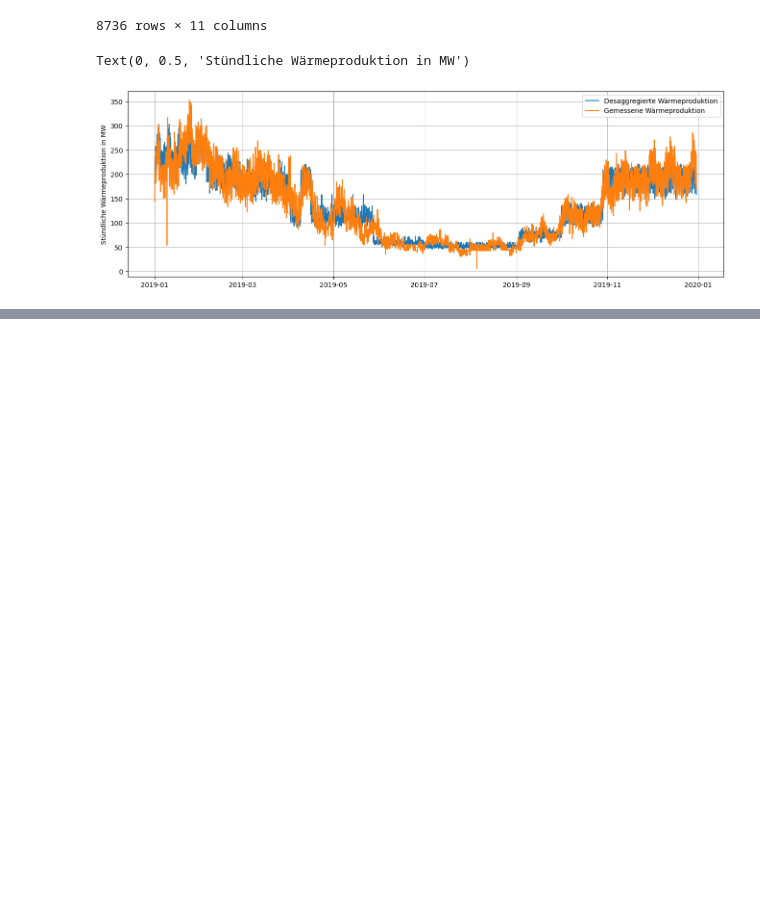
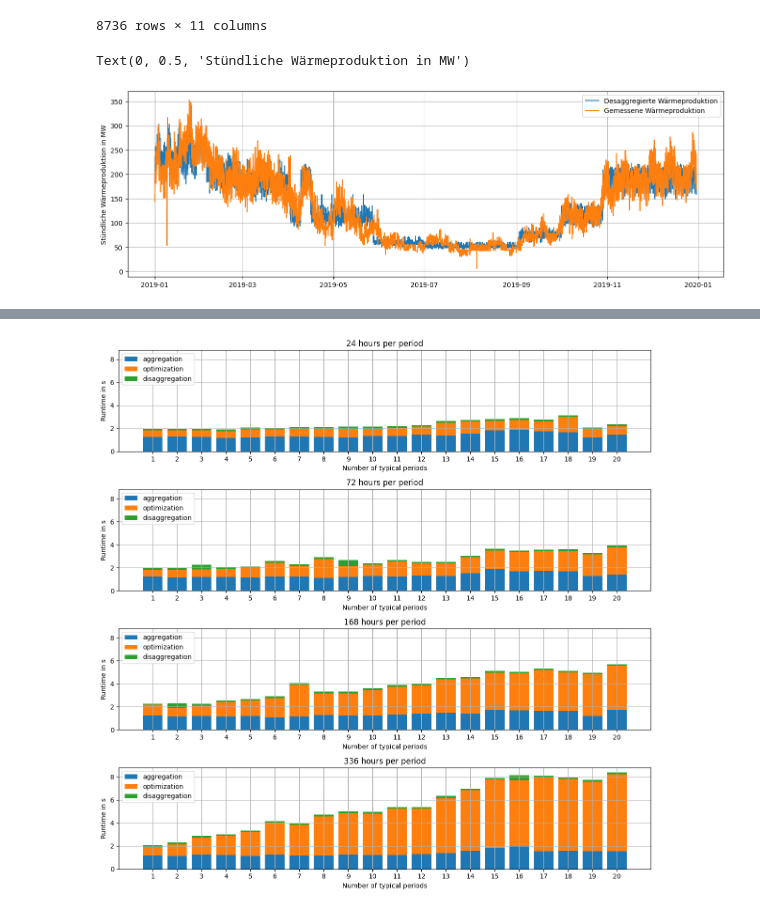
Before and after one commit to jfreissmann/oemof_solph_tsam_example, a Jupyter notebook: src/es_agg_in_one.ipynb, the cells around one changed output, grey strips where cells are left out. Drawn from its saved outputs; the diff is of its cells as text; code cells hidden in the pictures; blank space fills up the shorter version.

```diff
--- a/src/es_agg_in_one.ipynb
+++ b/src/es_agg_in_one.ipynb
@@ -232,0 +258,35 @@ Perfomance Desaggregation:
+# %%
+nr_periods = list(range(1, 21))
+hours_per_period = [24, 3*24, 7*24, 14*24]
+
+multiindex = pd.MultiIndex.from_product([nr_periods, hours_per_period])
+perf = pd.DataFrame(index=multiindex)
+
+for nr_period in nr_periods:
+    for hour_pp in hours_per_period:
+        aggregation_time, optimization_time, disaggregation_time = run_optimization_timed(noTypicalPeriods=nr_period, hoursPerPeriod=hour_pp)
+        perf.loc[(nr_period, hour_pp), 'aggregation_time'] = aggregation_time
+        perf.loc[(nr_period, hour_pp), 'optimization_time'] = optimization_time
+        perf.loc[(nr_period, hour_pp), 'disaggregation_time'] = disaggregation_time
+
+perf['total_time'] = perf.sum(axis=1)
+# %%
+nr_axs = len(hours_per_period)
+fig, ax = plt.subplots(nr_axs, 1, figsize=(12, 3*nr_axs))
+
+for i, hour_pp in enumerate(hours_per_period):
+    ax[i].bar(nr_periods, perf.loc[(nr_periods, hour_pp), 'aggregation_time'], label='aggregation')
+    ax[i].bar(nr_periods, perf.loc[(nr_periods, hour_pp), 'optimization_time'], label='optimization', bottom=perf.loc[(nr_periods, hour_pp), 'aggregation_time'])
+    ax[i].bar(nr_periods, perf.loc[(nr_periods, hour_pp), 'disaggregation_time'], label='disaggregation', bottom=perf.loc[(nr_periods, hour_pp), 'aggregation_time']+perf.loc[(nr_periods, hour_pp), 'optimization_time'])
+
+    ax[i].grid()
+    ax[i].set_ylim(0, 1.05*perf['total_time'].max())
+    ax[i].set_xticks(nr_periods, labels=nr_periods)
+    ax[i].set_title(f'{hour_pp} hours per period')
+    ax[i].set_xlabel('Number of typical periods')
+    ax[i].set_ylabel('Runtime in s')
+    ax[i].legend(loc='upper left')
+
+plt.tight_layout()
+# %% [output]
+[figure, added]
```
Also changed, not shown: parts of 9 cells of this notebook.
